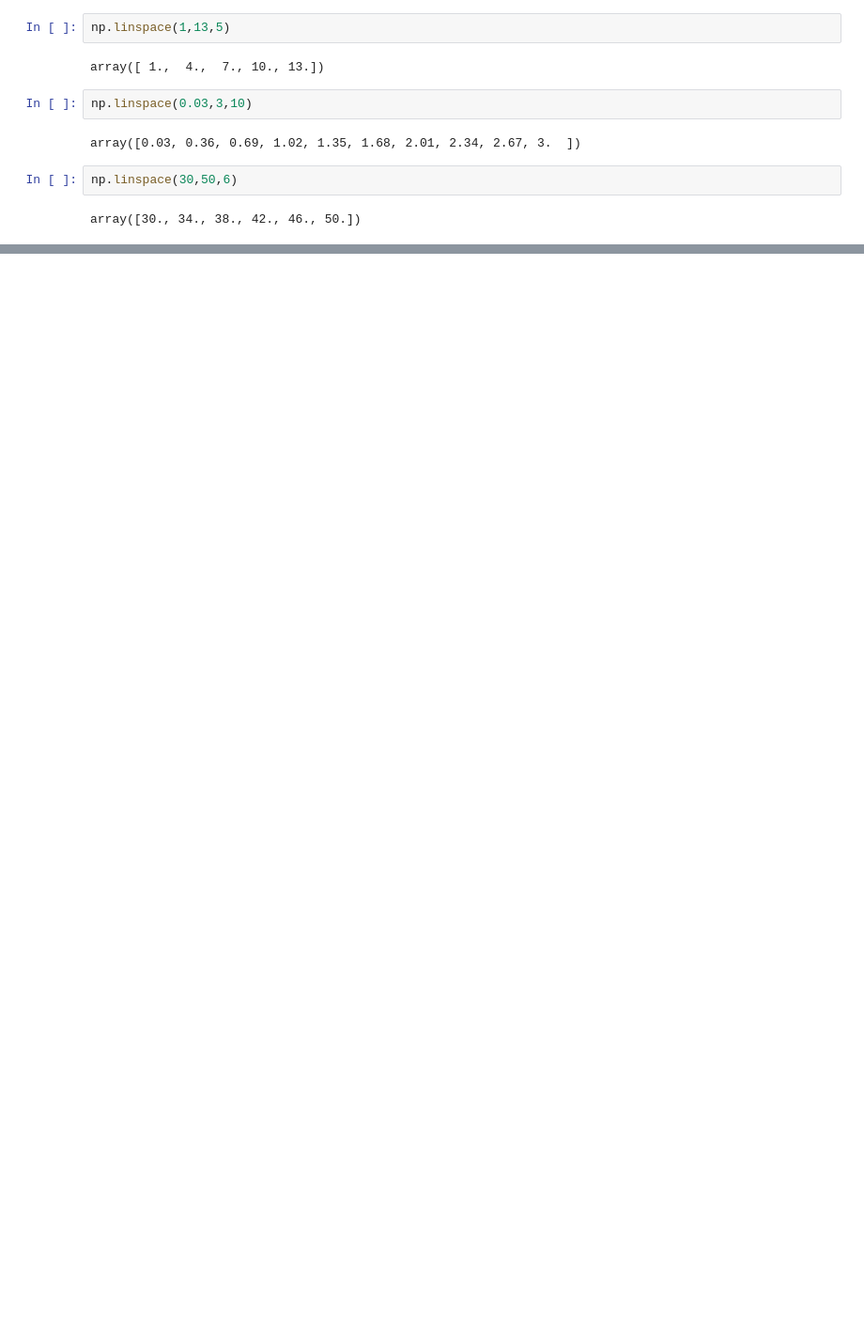
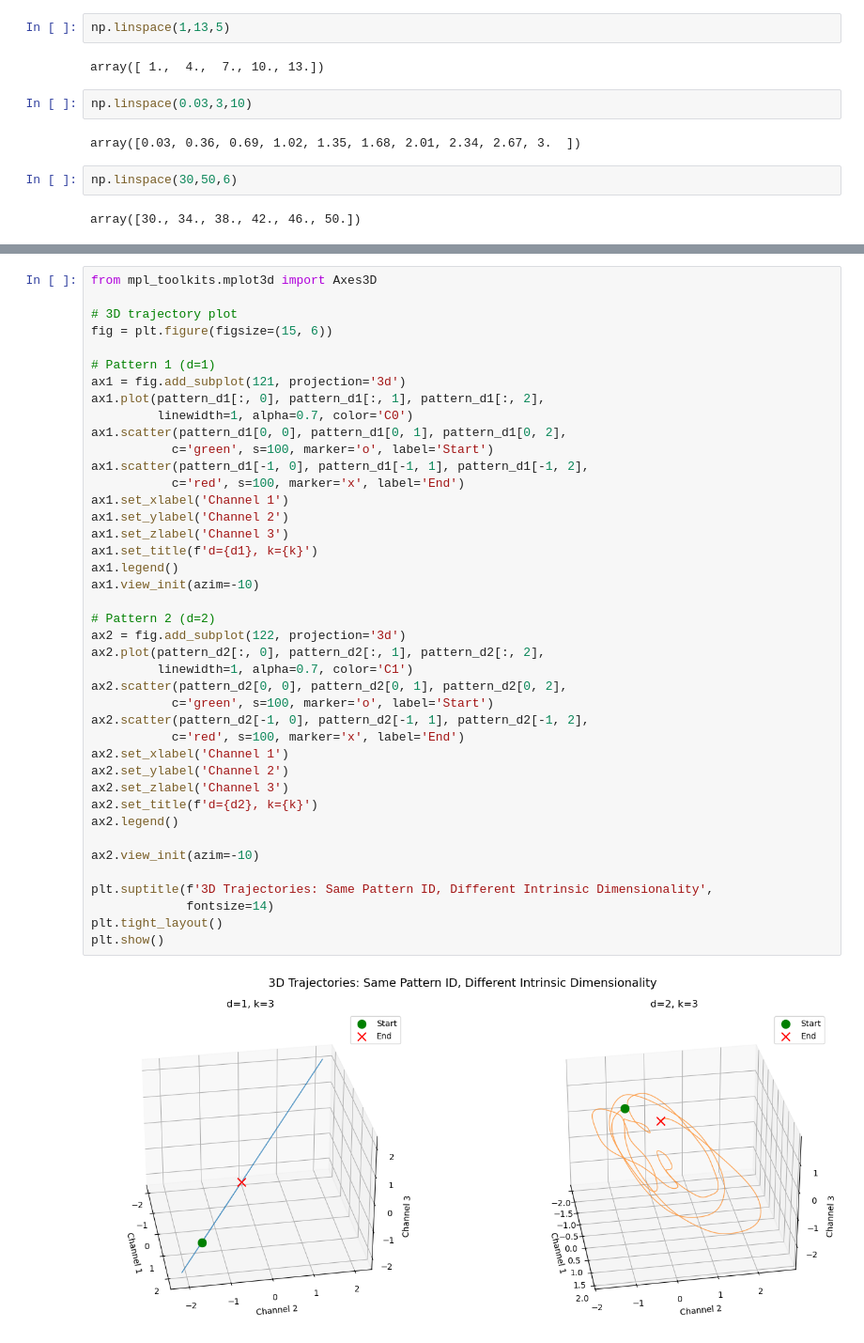
Before and after one commit to fraziphy/spiking-rnn-heterogeneity, a Jupyter notebook: Untitled4.ipynb, the cells around one changed output, grey strips where cells are left out. Shown at 94% size. Drawn from its saved outputs; the diff is of its cells as text; blank space fills up the shorter version.

```diff
--- a/Untitled4.ipynb
+++ b/Untitled4.ipynb
@@ -343,0 +2995,43 @@ array([10., 14., 18., 22., 26., 30., 34., 38., 42., 46., 50.])
+# %%
+from mpl_toolkits.mplot3d import Axes3D
+
+# 3D trajectory plot
+fig = plt.figure(figsize=(15, 6))
+
+# Pattern 1 (d=1)
+ax1 = fig.add_subplot(121, projection='3d')
+ax1.plot(pattern_d1[:, 0], pattern_d1[:, 1], pattern_d1[:, 2],
+         linewidth=1, alpha=0.7, color='C0')
+ax1.scatter(pattern_d1[0, 0], pattern_d1[0, 1], pattern_d1[0, 2],
+           c='green', s=100, marker='o', label='Start')
+ax1.scatter(pattern_d1[-1, 0], pattern_d1[-1, 1], pattern_d1[-1, 2],
+           c='red', s=100, marker='x', label='End')
+ax1.set_xlabel('Channel 1')
+ax1.set_ylabel('Channel 2')
+ax1.set_zlabel('Channel 3')
+ax1.set_title(f'd={d1}, k={k}')
+ax1.legend()
+ax1.view_init(azim=-10)
+
+# Pattern 2 (d=2)
+ax2 = fig.add_subplot(122, projection='3d')
+ax2.plot(pattern_d2[:, 0], pattern_d2[:, 1], pattern_d2[:, 2],
+         linewidth=1, alpha=0.7, color='C1')
+ax2.scatter(pattern_d2[0, 0], pattern_d2[0, 1], pattern_d2[0, 2],
+           c='green', s=100, marker='o', label='Start')
+ax2.scatter(pattern_d2[-1, 0], pattern_d2[-1, 1], pattern_d2[-1, 2],
+           c='red', s=100, marker='x', label='End')
+ax2.set_xlabel('Channel 1')
+ax2.set_ylabel('Channel 2')
+ax2.set_zlabel('Channel 3')
+ax2.set_title(f'd={d2}, k={k}')
+ax2.legend()
+
+ax2.view_init(azim=-10)
+
+plt.suptitle(f'3D Trajectories: Same Pattern ID, Different Intrinsic Dimensionality',
+             fontsize=14)
+plt.tight_layout()
+plt.show()
+# %% [output]
+[figure, added]
```
Also changed, not shown: parts of 17 cells of this notebook, 39 other files.
